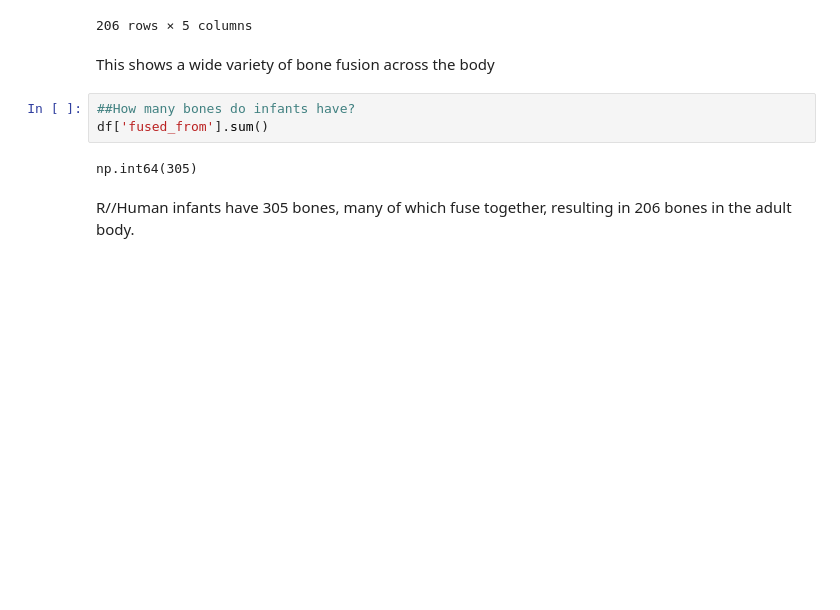
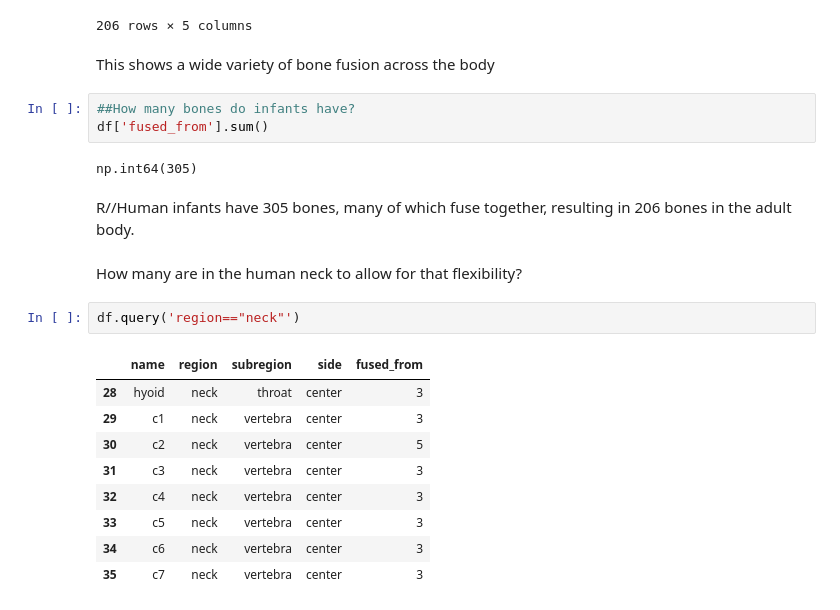
Before and after one commit to KrisDA-1/Py.Skeletal-Variation, a Jupyter notebook: Eskeletal_variation.ipynb, the cells around one changed output. Cells and saved outputs as stored; diff of their text form; blank space fills up the shorter version.

```diff
--- a/Eskeletal_variation.ipynb
+++ b/Eskeletal_variation.ipynb
@@ -68,3 +71,17 @@ df['fused_from'].sum()
 np.int64(305)
 # %% [markdown]
 R//Human infants have 305 bones, many of which fuse together, resulting in 206 bones in the adult body.
+# %% [markdown]
+How many are in the human neck to allow for that flexibility?
+# %%
+df.query('region=="neck"')
+# %% [output]
+|  | name | region | subregion | side | fused_from |
+| 28 | hyoid | neck | throat | center | 3 |
+| 29 | c1 | neck | vertebra | center | 3 |
+| 30 | c2 | neck | vertebra | center | 5 |
+| 31 | c3 | neck | vertebra | center | 3 |
+| 32 | c4 | neck | vertebra | center | 3 |
+| 33 | c5 | neck | vertebra | center | 3 |
+| 34 | c6 | neck | vertebra | center | 3 |
+| 35 | c7 | neck | vertebra | center | 3 |
```
Also changed, not shown: parts of 5 cells of this notebook.
